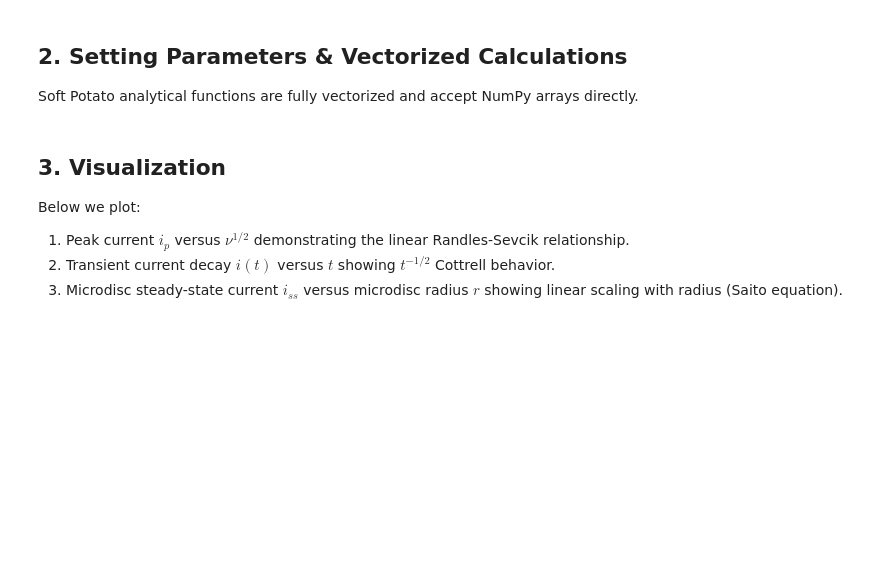
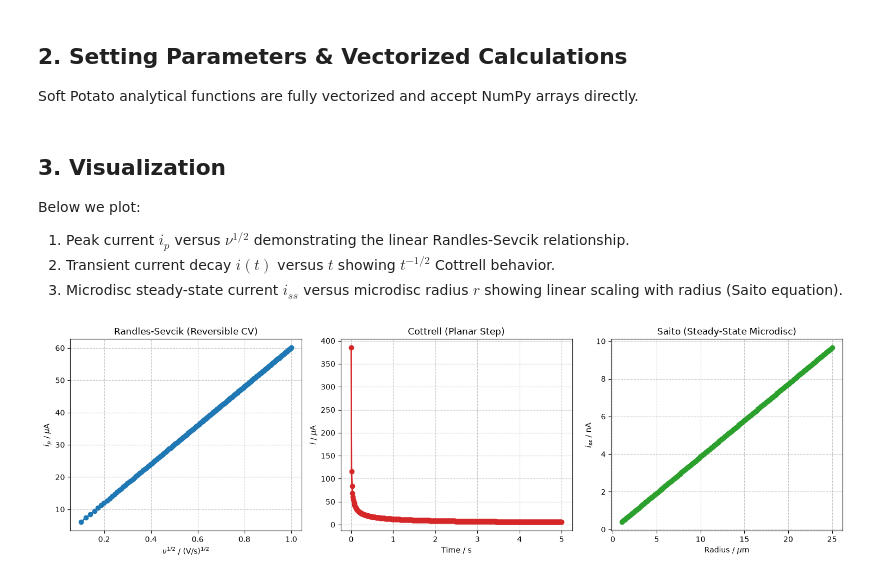
Before and after one commit to oliverrdz/softpotato, a Jupyter notebook: examples/analytical_benchmarks.ipynb, the cells around one changed output. Cells and saved outputs as stored; diff of their text form; code cells hidden in the pictures; blank space fills up the shorter version.

```diff
--- a/examples/analytical_benchmarks.ipynb
+++ b/examples/analytical_benchmarks.ipynb
@@ -56,27 +68,29 @@ Below we plot:
 # %%
 fig, axes = plt.subplots(1, 3, figsize=(15, 4.5))
 
 # 1. Randles-Sevcik: i_p vs. sqrt(v)
-axes[0].plot(np.sqrt(v_array), i_p * 1e6, color='#1f77b4', lw=2)
+axes[0].plot(np.sqrt(v_array), i_p * 1e6, "o-", color='#1f77b4', lw=2)
 axes[0].set_xlabel(r'$\nu^{1/2}$ / (V/s)$^{1/2}$')
 axes[0].set_ylabel(r'$i_p$ / $\mu$A')
 axes[0].set_title('Randles-Sevcik (Reversible CV)')
 axes[0].grid(True, linestyle='--', alpha=0.7)
 
 # 2. Cottrell: i vs. t
-axes[1].plot(t_array, i_t * 1e6, color='#d62728', lw=2)
+axes[1].plot(t_array, i_t * 1e6, "o-", color='#d62728', lw=2)
 axes[1].set_xlabel('Time / s')
 axes[1].set_ylabel(r'$i$ / $\mu$A')
 axes[1].set_title('Cottrell (Planar Step)')
 axes[1].grid(True, linestyle='--', alpha=0.7)
 
 # 3. Microdisc: i_ss vs. r
 # Converting radius to um and current to nA for standard plotting scaling
-axes[2].plot(r_array * 1e4, i_ss * 1e9, color='#2ca02c', lw=2)
+axes[2].plot(r_array * 1e4, i_ss * 1e9, "o-", color='#2ca02c', lw=2)
 axes[2].set_xlabel(r'Radius / $\mu$m')
 axes[2].set_ylabel(r'$i_{ss}$ / nA')
 axes[2].set_title('Saito (Steady-State Microdisc)')
 axes[2].grid(True, linestyle='--', alpha=0.7)
 
 plt.tight_layout()
 plt.show()
+# %% [output]
+[figure, added]
```
Also changed, not shown: parts of 2 cells of this notebook.
